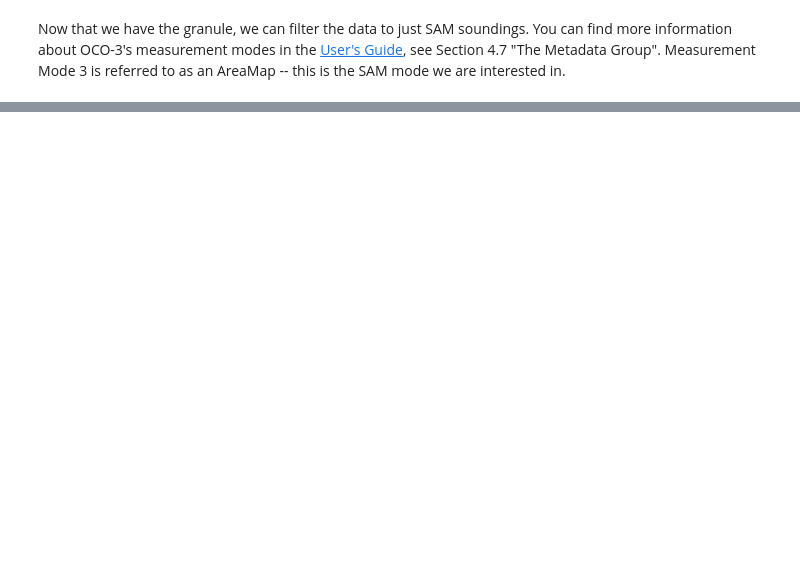
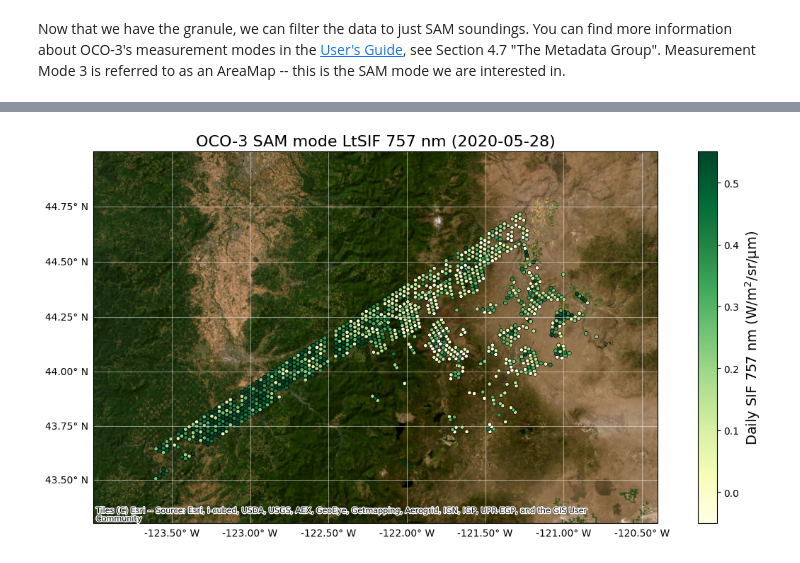
Before and after one commit to jackiryan/SIF-ARSET, a Jupyter notebook: notebooks/oco3_sam.ipynb, the cells around one changed output, grey strips where cells are left out. Drawn from its saved outputs; the diff is of its cells as text; code cells hidden in the pictures; blank space fills up the shorter version.

```diff
--- a/notebooks/oco3_sam.ipynb
+++ b/notebooks/oco3_sam.ipynb
@@ -74,3 +83,53 @@ If you've been following along on the OCO-3 website, you may have noticed that t
 </div>
 
 If the previous code ran successfully for you, you should be able to see that our plot is already comparable to the official one and that we are at least looking at the same data but with some superficial differences in presentation. In the next section, we will refine our plot to look like the official version. The most important component of this will be to adjust each sounding to use its proper footprint extents.
+# %%
+import contextily as ctx
+from cartopy import crs as ccrs
+from cartopy.mpl.gridliner import LONGITUDE_FORMATTER, LATITUDE_FORMATTER
+import matplotlib.pyplot as plt
+import matplotlib.ticker as mticker
+import pyproj
+
+fig = plt.figure(figsize=(12, 6))
+ax = fig.add_subplot(1, 1, 1, projection=ccrs.GOOGLE_MERCATOR)
+
+ax.set_extent(sam_extent, crs=ccrs.PlateCarree())
+scatter = ax.scatter(
+    lon, lat,
+    c=sif,
+    cmap="YlGn",
+    s=15,
+    vmin=-0.05,
+    vmax=0.55,
+    edgecolor="k",
+    linewidth=0.5,
+    transform=ccrs.PlateCarree()
+)
+
+transformer = pyproj.Transformer.from_crs("EPSG:4326", "EPSG:3857", always_xy=True)
+min_x, min_y = transformer.transform(sam_extent[0], sam_extent[2])
+max_x, max_y = transformer.transform(sam_extent[1], sam_extent[3])
+
+ctx.add_basemap(
+    ax,
+    source=ctx.providers.Esri.WorldImagery,
+    crs=ccrs.GOOGLE_MERCATOR
+)
+
+gl = ax.gridlines(draw_labels=True, linewidth=0.5, color='white', alpha=0.7, linestyle='-')
+gl.top_labels = False  # Turn off labels at the top
+gl.right_labels = False  # Turn off labels at the right
+gl.xformatter = LONGITUDE_FORMATTER
+gl.yformatter = LATITUDE_FORMATTER
+gl.xlabel_style = {'size': 10, 'color': 'black'}
+gl.ylabel_style = {'size': 10, 'color': 'black'}
+
+plt.title(f"OCO-3 SAM mode LtSIF 757 nm ({data_date.strftime('%Y-%m-%d')})", fontsize=16)
+cbar = plt.colorbar(scatter, ax=ax)
+cbar.set_label(r"Daily SIF 757 nm (W/$\mathrm{m}^2$/sr/μm)", fontsize=14)
+
+plt.tight_layout()
+plt.show()
+# %% [output]
+[figure, added]
```
Also changed, not shown: parts of 2 cells of this notebook, 2 other files.
